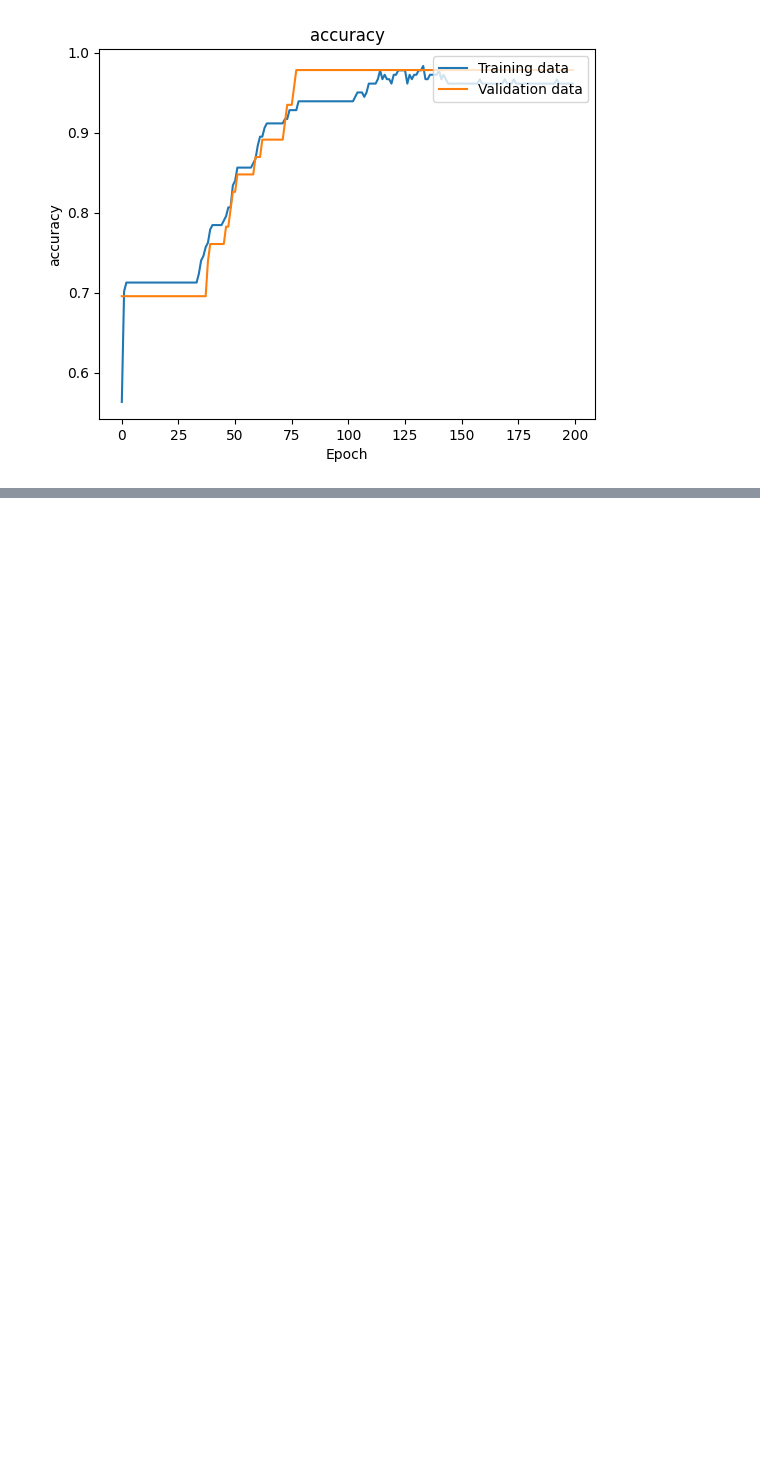
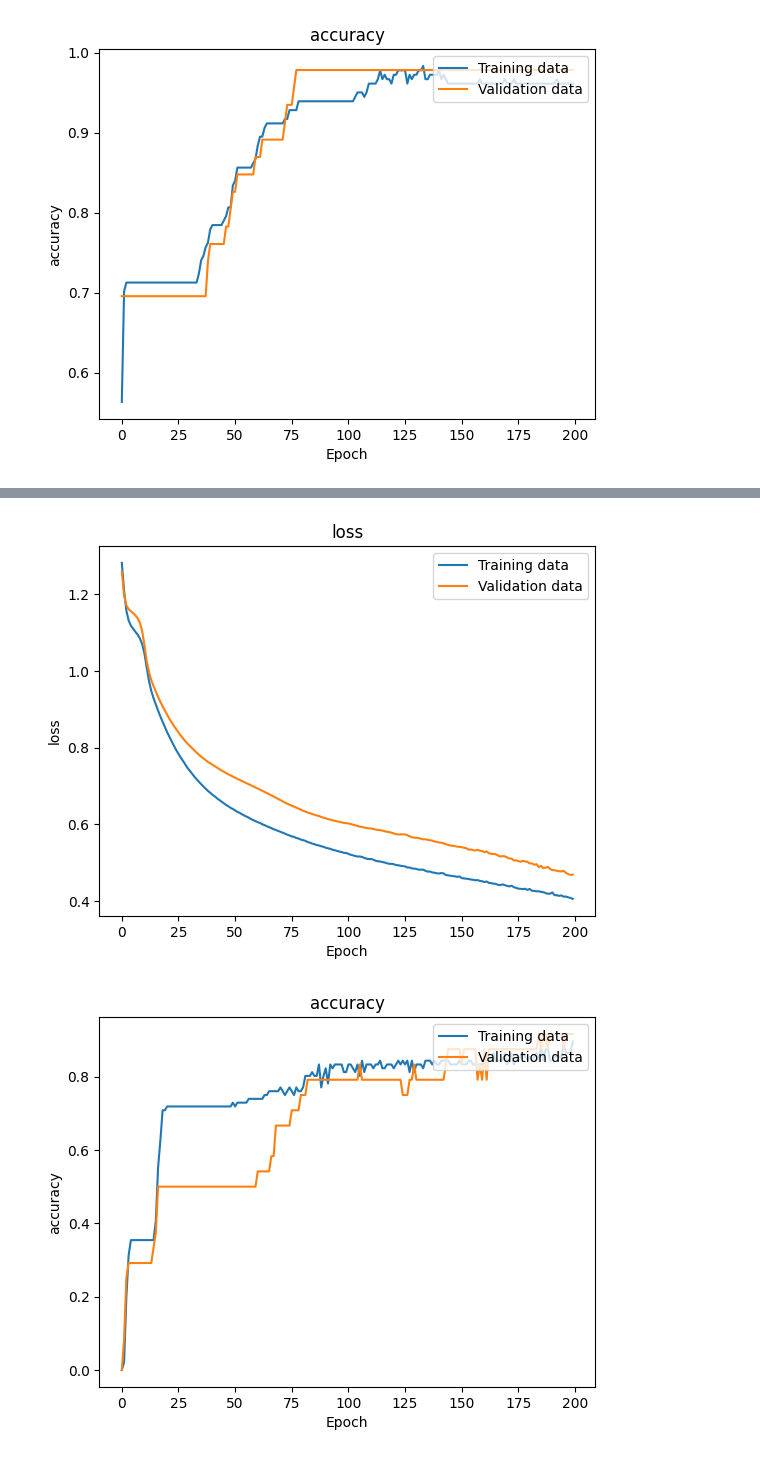
Before and after one commit to josesg998/redesn_2024, a Jupyter notebook: Clase 1/Ejercicio_5a.ipynb, the cells around one changed output, grey strips where cells are left out. Cells and saved outputs as stored; diff of their text form; code cells hidden in the pictures; blank space fills up the shorter version.

```diff
--- a/Clase 1/Ejercicio_5a.ipynb
+++ b/Clase 1/Ejercicio_5a.ipynb
@@ -577,0 +607,28 @@ plot_metric(history, "accuracy")
+# %%
+X_train, X_test, y_train, y_test = train_test_split(X, y, test_size=0.2, random_state=42)
+# %%
+# Convertir las etiquetas a one-hot encoding
+y_train = to_categorical(y_train, num_classes=3)
+y_test  = to_categorical(y_test, num_classes=3)
+# %%
+# Verificar si el objeto 'model' ya existe y eliminarlo
+if 'modelo' in locals():
+    print('Borramos el modelo\n')
+    del modelo
+
+# Crear una red que sea capaz de resolver el problema
+
+d_in = 4  # Número de variables de entrada.
+d_out = 3 # Número de salidas. La misma que la cantidad de clases (usando one_hot)
+
+modelo = Sequential([
+    Dense(3, input_shape=(d_in,), activation="tanh"),
+    Dense(d_out, activation="softmax")
+	])
+
+modelo.compile(
+  optimizer = SGD(learning_rate=0.01),
+  loss = 'categorical_crossentropy', metrics = ['accuracy']
+)
+
+modelo.summary()
@@ -577,0 +649,9 @@ plot_metric(history, "accuracy")
+# %%
+# Entrenamiento del modelo y ploteo de las métricas
+history = modelo.fit(X_train, y_train, epochs=200, batch_size=16, verbose=False, validation_split=0.2)
+# %%
+plot_metric(history, "loss")
+plot_metric(history, "accuracy")
+# %% [output]
+[figure, added]
+[figure, added]
```
Also changed, not shown: parts of 10 cells of this notebook.
